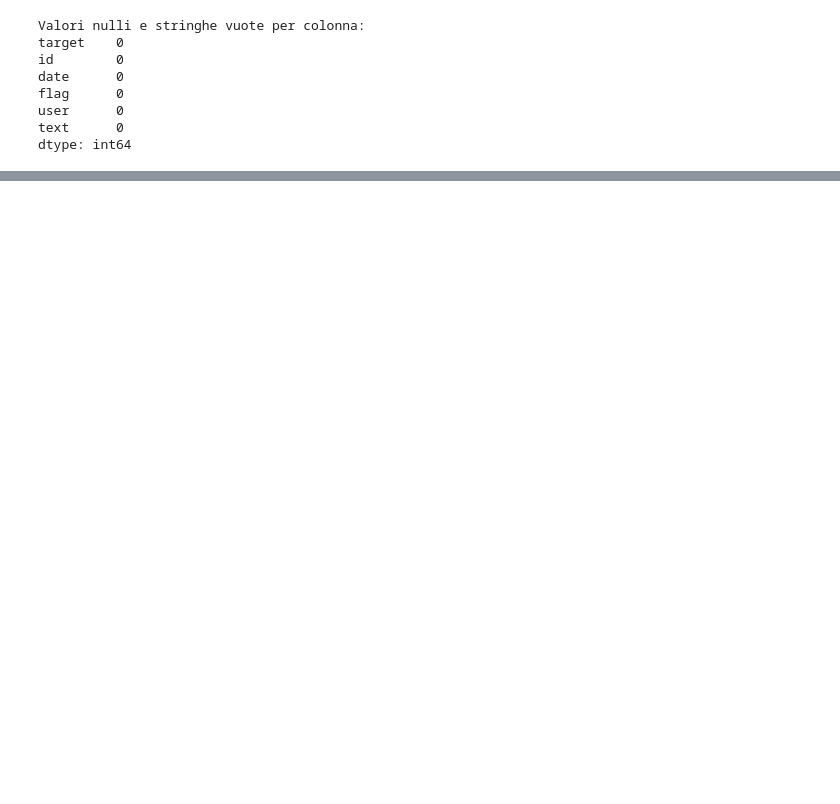
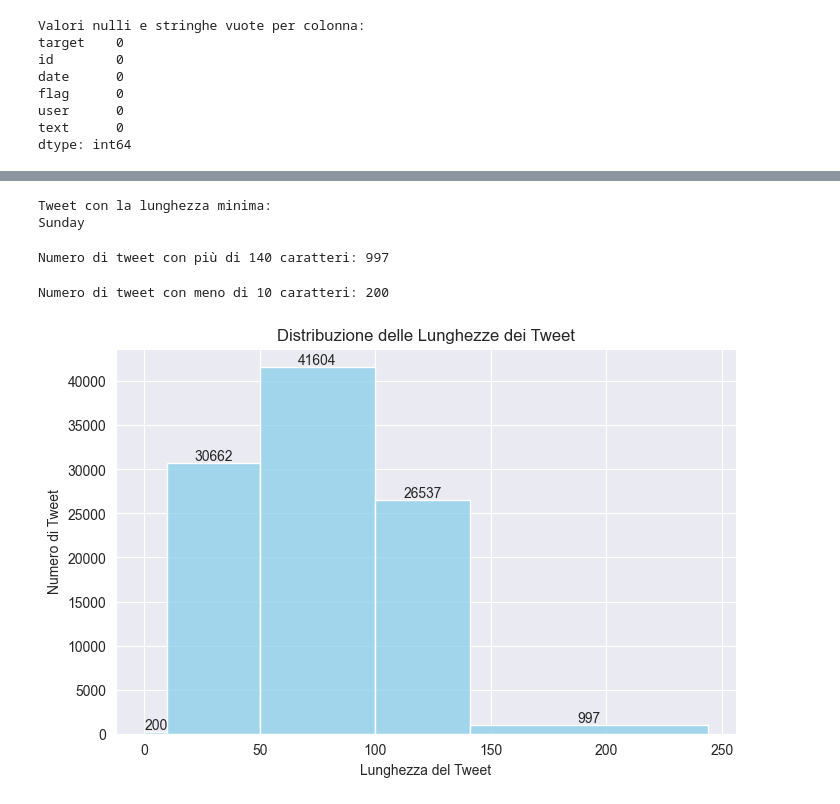
Before and after one commit to Giop378/SentAI, a Jupyter notebook: src/data_understanding/data_understanding.ipynb, the cells around one changed output, grey strips where cells are left out. Drawn from its saved outputs; the diff is of its cells as text; code cells hidden in the pictures; blank space fills up the shorter version.

```diff
--- a/src/data_understanding/data_understanding.ipynb
+++ b/src/data_understanding/data_understanding.ipynb
@@ -259,0 +270,49 @@ Tweet con la lunghezza massima:
+# %%
+#Visualizzazione tweet lunghezza minima
+# Calcola l'indice del tweet con la lunghezza minima
+indice_minimo = dataset_reduced["text"].str.len().idxmin()
+
+# Estrai il tweet con la lunghezza minima
+tweet_minimo = dataset_reduced.loc[indice_minimo, "text"]
+
+print("Tweet con la lunghezza minima:")
+print(tweet_minimo)
+# %% [output]
+Tweet con la lunghezza minima:
+Sunday
+# %%
+#Visualizza il numero di testi troppo lunghi (più di 140 caratteri)
+numero_lunghi = lunghezze[lunghezze > 140].count()
+print("Numero di tweet con più di 140 caratteri:", numero_lunghi)
+# %% [output]
+Numero di tweet con più di 140 caratteri: 997
+# %%
+#Visualizza numero di tweet con meno di 10 caratteri
+numero_corti = lunghezze[lunghezze < 10].count()
+print("Numero di tweet con meno di 10 caratteri:", numero_corti)
+# %% [output]
+Numero di tweet con meno di 10 caratteri: 200
+# %%
+# Visualizzazione della distribuzione delle lunghezze dei tweet
+plt.figure(figsize=(8, 5))
+
+bins = [0, 10, 50, 100, 141, max(lunghezze) + 1]
+
+# Crea l'istogramma con 5 raggruppamenti
+sns.histplot(lunghezze, bins=bins, color='skyblue')
+
+# Aggiungi etichette agli assi
+plt.xlabel("Lunghezza del Tweet")
+plt.ylabel("Numero di Tweet")
+plt.title("Distribuzione delle Lunghezze dei Tweet")
+
+# Aggiungi annotazioni per il numero di tweet in ogni bin
+bin_edges = plt.gca().patches
+for bin_edge in bin_edges:
+    height = bin_edge.get_height()
+    if height > 0:
+        plt.text(bin_edge.get_x() + bin_edge.get_width() / 2, height, int(height), ha='center', va='bottom')
+
+plt.show()
+# %% [output]
+[figure, added]
```
Also changed, not shown: parts of 17 cells of this notebook, 2 other files.
